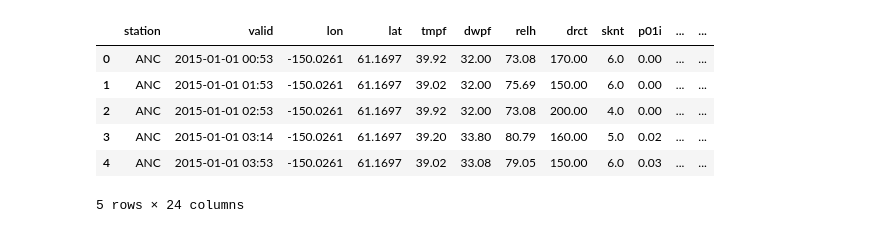
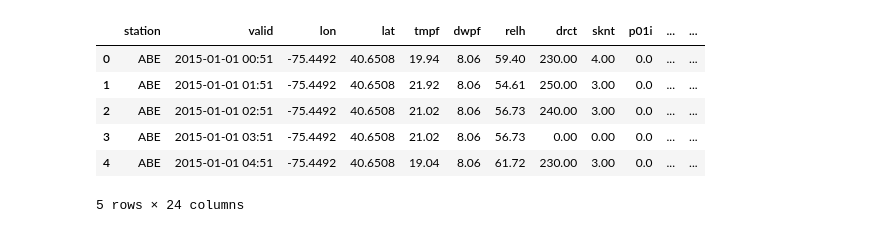
Before and after one commit to andrewwang2015/Predicting-Flight-Delays-Cancellations, a Jupyter notebook: Weather-Data-Pruning.ipynb, the cells around one changed output. Saved outputs shown, nothing was run; the diff lists cells and outputs as text; code cells hidden in the pictures.

```diff
--- a/Weather-Data-Pruning.ipynb
+++ b/Weather-Data-Pruning.ipynb
@@ -27,10 +13,12 @@ anc_weather.loc[anc_weather['station'] == 'PANC', 'station'] = 'ANC'
-# %%
-anc_weather.head()
-# %% [output]
-|  | station | valid | lon | lat | tmpf | dwpf | relh | drct | sknt | p01i | ... | ... |
-| 0 | ANC | 2015-01-01 00:53 | -150.0261 | 61.1697 | 39.92 | 32.00 | 73.08 | 170.00 | 6.0 | 0.00 | ... | ... |
-| 1 | ANC | 2015-01-01 01:53 | -150.0261 | 61.1697 | 39.02 | 32.00 | 75.69 | 150.00 | 6.0 | 0.00 | ... | ... |
-| 2 | ANC | 2015-01-01 02:53 | -150.0261 | 61.1697 | 39.92 | 32.00 | 73.08 | 200.00 | 4.0 | 0.00 | ... | ... |
-| 3 | ANC | 2015-01-01 03:14 | -150.0261 | 61.1697 | 39.20 | 33.80 | 80.79 | 160.00 | 5.0 | 0.02 | ... | ... |
-| 4 | ANC | 2015-01-01 03:53 | -150.0261 | 61.1697 | 39.02 | 33.08 | 79.05 | 150.00 | 6.0 | 0.03 | ... | ... |
-5 rows × 24 columns
+# %%
+files = !ls *0000.csv
+weather = pd.concat([pd.read_csv(f, skiprows=5) for f in files])
+weather.head()
+# %% [output]
+|  | station | valid | lon | lat | tmpf | dwpf | relh | drct | sknt | p01i | ... | ... |
+| 0 | ABE | 2015-01-01 00:51 | -75.4492 | 40.6508 | 19.94 | 8.06 | 59.40 | 230.00 | 4.00 | 0.0 | ... | ... |
+| 1 | ABE | 2015-01-01 01:51 | -75.4492 | 40.6508 | 21.92 | 8.06 | 54.61 | 250.00 | 3.00 | 0.0 | ... | ... |
+| 2 | ABE | 2015-01-01 02:51 | -75.4492 | 40.6508 | 21.02 | 8.06 | 56.73 | 240.00 | 3.00 | 0.0 | ... | ... |
+| 3 | ABE | 2015-01-01 03:51 | -75.4492 | 40.6508 | 21.02 | 8.06 | 56.73 | 0.00 | 0.00 | 0.0 | ... | ... |
+| 4 | ABE | 2015-01-01 04:51 | -75.4492 | 40.6508 | 19.04 | 8.06 | 61.72 | 230.00 | 3.00 | 0.0 | ... | ... |
+5 rows × 24 columns
```
Also changed, not shown: parts of 11 cells of this notebook, 6 other files.
